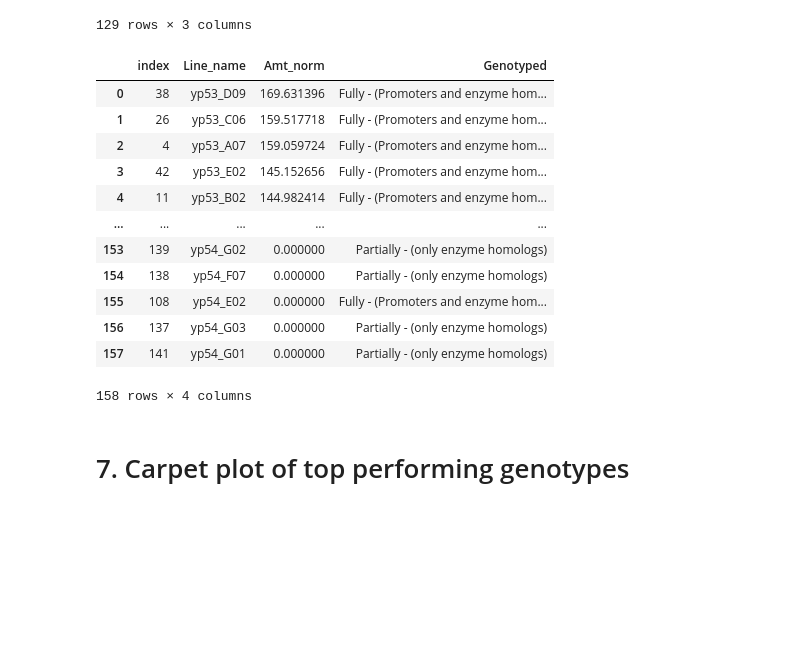
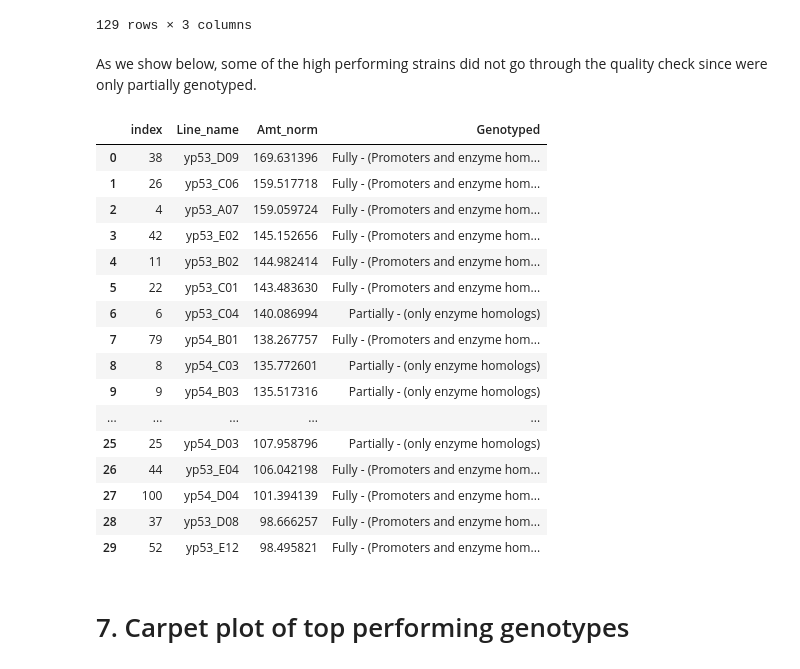
Before and after one commit to hiyama341/teemi, a Jupyter notebook: colab_notebooks/10_2_TEST_Library_Characterization.ipynb, the cells around one changed output. Drawn from its saved outputs; the diff is of its cells as text; code cells hidden in the pictures; blank space fills up the shorter version.

```diff
--- a/colab_notebooks/10_2_TEST_Library_Characterization.ipynb
+++ b/colab_notebooks/10_2_TEST_Library_Characterization.ipynb
@@ -1514,22 +1514,28 @@ genotyped_strains
 129 rows × 3 columns
 # %%
 concated_genotypes = pd.concat([genotyping_and_analytics2,genotyped_strains ]).sort_values(by= 'Amt_norm', ascending = False).reset_index()
+# %% [markdown]
+As we show below, some of the high performing strains did not go through the quality check since were only partially genotyped.
 # %%
-concated_genotypes
+concated_genotypes.head(30)
 # %% [output]
 |  | index | Line_name | Amt_norm | Genotyped |
 | 0 | 38 | yp53_D09 | 169.631396 | Fully - (Promoters and enzyme hom... |
 | 1 | 26 | yp53_C06 | 159.517718 | Fully - (Promoters and enzyme hom... |
 | 2 | 4 | yp53_A07 | 159.059724 | Fully - (Promoters and enzyme hom... |
 | 3 | 42 | yp53_E02 | 145.152656 | Fully - (Promoters and enzyme hom... |
 | 4 | 11 | yp53_B02 | 144.982414 | Fully - (Promoters and enzyme hom... |
+| 5 | 22 | yp53_C01 | 143.483630 | Fully - (Promoters and enzyme hom... |
+| 6 | 6 | yp53_C04 | 140.086994 | Partially - (only enzyme homologs) |
+| 7 | 79 | yp54_B01 | 138.267757 | Fully - (Promoters and enzyme hom... |
+| 8 | 8 | yp54_C03 | 135.772601 | Partially - (only enzyme homologs) |
+| 9 | 9 | yp54_B03 | 135.517316 | Partially - (only enzyme homologs) |
 | ... | ... | ... | ... | ... |
-| 153 | 139 | yp54_G02 | 0.000000 | Partially - (only enzyme homologs) |
-| 154 | 138 | yp54_F07 | 0.000000 | Partially - (only enzyme homologs) |
-| 155 | 108 | yp54_E02 | 0.000000 | Fully - (Promoters and enzyme hom... |
-| 156 | 137 | yp54_G03 | 0.000000 | Partially - (only enzyme homologs) |
-| 157 | 141 | yp54_G01 | 0.000000 | Partially - (only enzyme homologs) |
+| 25 | 25 | yp54_D03 | 107.958796 | Partially - (only enzyme homologs) |
+| 26 | 44 | yp53_E04 | 106.042198 | Fully - (Promoters and enzyme hom... |
+| 27 | 100 | yp54_D04 | 101.394139 | Fully - (Promoters and enzyme hom... |
+| 28 | 37 | yp53_D08 | 98.666257 | Fully - (Promoters and enzyme hom... |
+| 29 | 52 | yp53_E12 | 98.495821 | Fully - (Promoters and enzyme hom... |
-158 rows × 4 columns
 # %% [markdown]
 # 7. Carpet plot of top performing genotypes
 # %%
```
Also changed, not shown: parts of 4 cells of this notebook.
